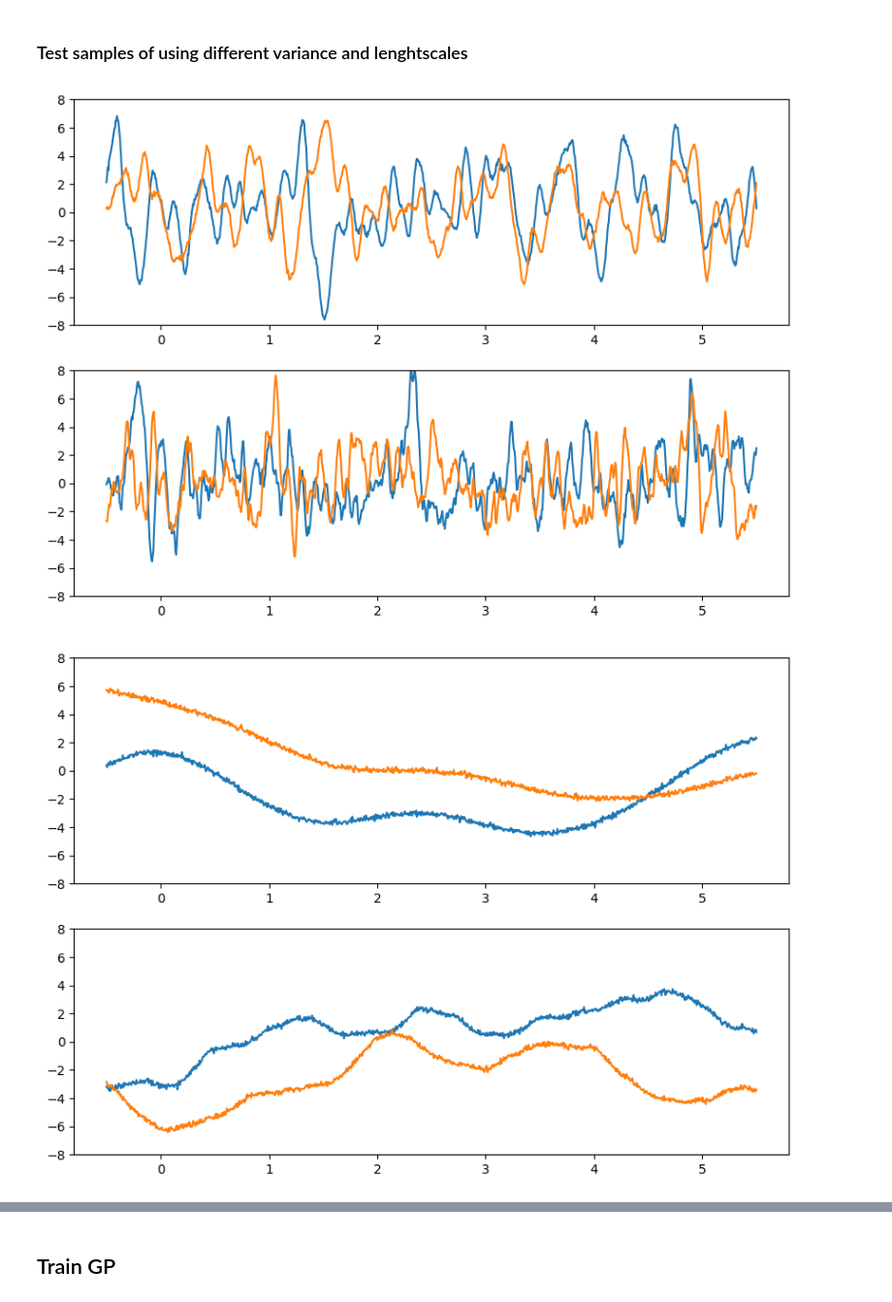
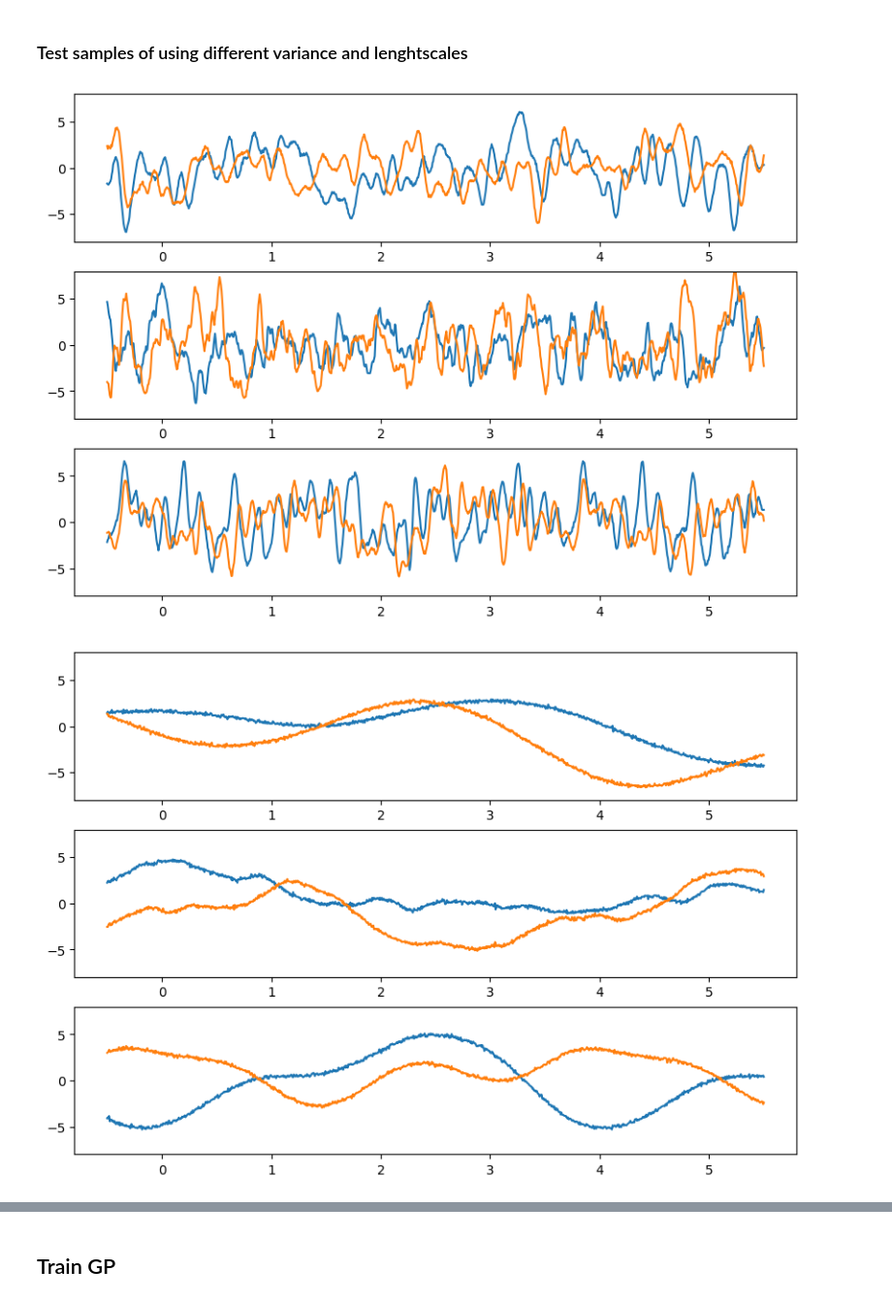
Before and after one commit to luisdiaz1997/SpatialFactorization, a Jupyter notebook: notebooks/Gaussian Processes/GP_test.ipynb, the cells around one changed output, grey strips where cells are left out. Shown at 97% size. Cells and saved outputs as stored; diff of their text form; code cells hidden in the pictures.

Commit message:
added Periodic Kernel

```diff
--- a/notebooks/Gaussian Processes/GP_test.ipynb
+++ b/notebooks/Gaussian Processes/GP_test.ipynb
@@ -8,6 +8,7 @@ import torch.optim as optim
 from torch.distributions import MultivariateNormal
 # %%
 device = torch.device('cuda:0' if torch.cuda.is_available() else 'cpu')
+kernels = [RBF, Matern, Periodic]
 # %% [markdown]
 ## Sample from sine function with noise
 # %%
@@ -32,39 +33,41 @@ plt.plot(X, y, "kx")
 # %%
 plt.figure(figsize=(10, 7))
 
-for i, kernel_class in enumerate([RBF, Matern]):
+for i, kernel_class in enumerate(kernels):
 
     kernel = kernel_class(
     variance=6.0, lengthscale= 0.05 )
 
 
     gpr = spacedecomp.GP(X[:,None], y, kernel, noise=0.1)
     cov = kernel.predict(X=Xtest[:, None]) + (gpr.noise**2)*torch.eye(Nsamples)
     samples = MultivariateNormal(torch.zeros(Nsamples),cov).sample((2,))
 
-    plt.subplot(2, 1, i+1)
+    plt.subplot(len(kernels), 1, i+1)
     plt.plot(Xtest, samples[0])
     plt.plot(Xtest, samples[1])
     plt.ylim((-8, 8))
 # %% [output]
-[figure, old version]
+[figure, new version]
 # %%
 plt.figure(figsize=(10, 7))
 
-for i, kernel_class in enumerate([RBF, Matern]):
+for i, kernel_class in enumerate(kernels):
 
     kernel = kernel_class(
-    variance=6.0, lengthscale= 1 ) #large lengthscale
+    variance=6.0, lengthscale= 1 )
+
+
     gpr = spacedecomp.GP(X[:,None], y, kernel, noise=0.1)
     cov = kernel.predict(X=Xtest[:, None]) + (gpr.noise**2)*torch.eye(Nsamples)
     samples = MultivariateNormal(torch.zeros(Nsamples),cov).sample((2,))
 
-    plt.subplot(2, 1, i+1)
+    plt.subplot(len(kernels), 1, i+1)
     plt.plot(Xtest, samples[0])
     plt.plot(Xtest, samples[1])
     plt.ylim((-8, 8))
 # %% [output]
-[figure, old version]
+[figure, new version]
 # %%
 plt.figure(figsize=(10, 7))
 
```
Also changed, not shown: parts of 6 cells of this notebook, 3 other files.
